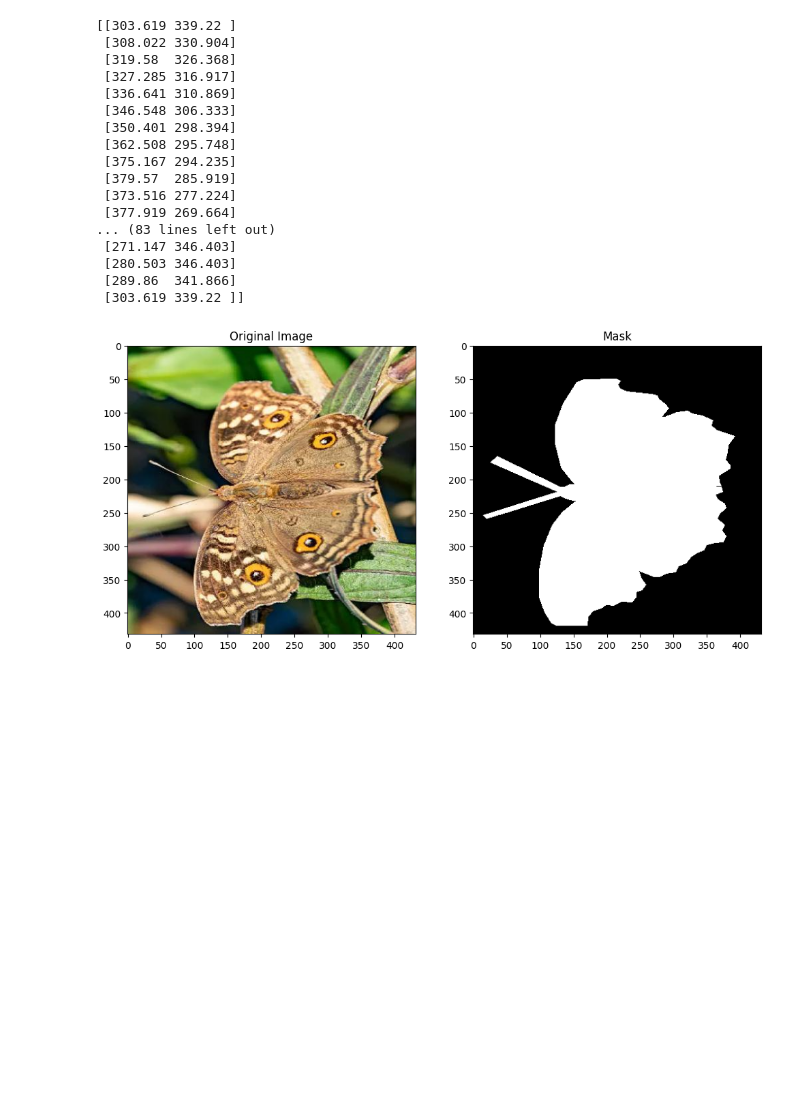
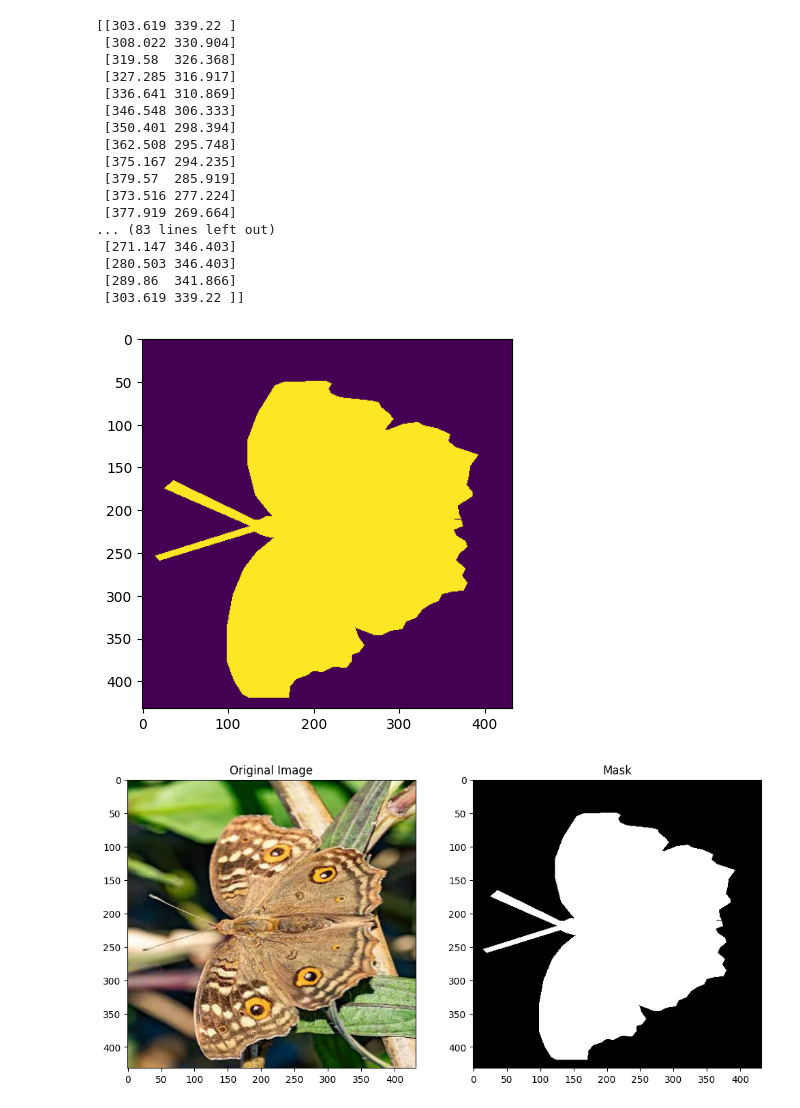
Before and after one commit to Optimus0205/Computer-Vision, a Jupyter notebook: 15_Semantic_Segmentation.ipynb, the cells around one changed output. Cells and saved outputs as stored; diff of their text form; code cells hidden in the pictures; blank space fills up the shorter version.

Commit message:
IMAGE SEGMENTATION

```diff
--- a/15_Semantic_Segmentation.ipynb
+++ b/15_Semantic_Segmentation.ipynb
@@ -333,17 +333,21 @@ for seg in segmentation:
 # %%
 def create_binary_mask(segmentation, image_height,image_width):
     mask_temp=np.zeros((image_height,image_width),dtype=np.uint8)
     for seg in segmentation:
         poly=np.array(seg).reshape((len(seg)//2,2))
         cv2.fillPoly(mask_temp,[np.int32(poly)],1)
+
+    plt.imshow(mask_temp)
     return mask_temp
 
 
 for ann in annotations:
     # You need to got through the annotations and creat a mask
     # update the mask
     binary_mask=create_binary_mask(ann['segmentation'],image_info['height'],image_info['width'])
     mask=np.maximum(mask,binary_mask)
+# %% [output]
+[figure, added]
 # %%
 # Visualize the mask
 plt.figure(figsize=(12,6))
```
Also changed, not shown: parts of 7 cells of this notebook.
